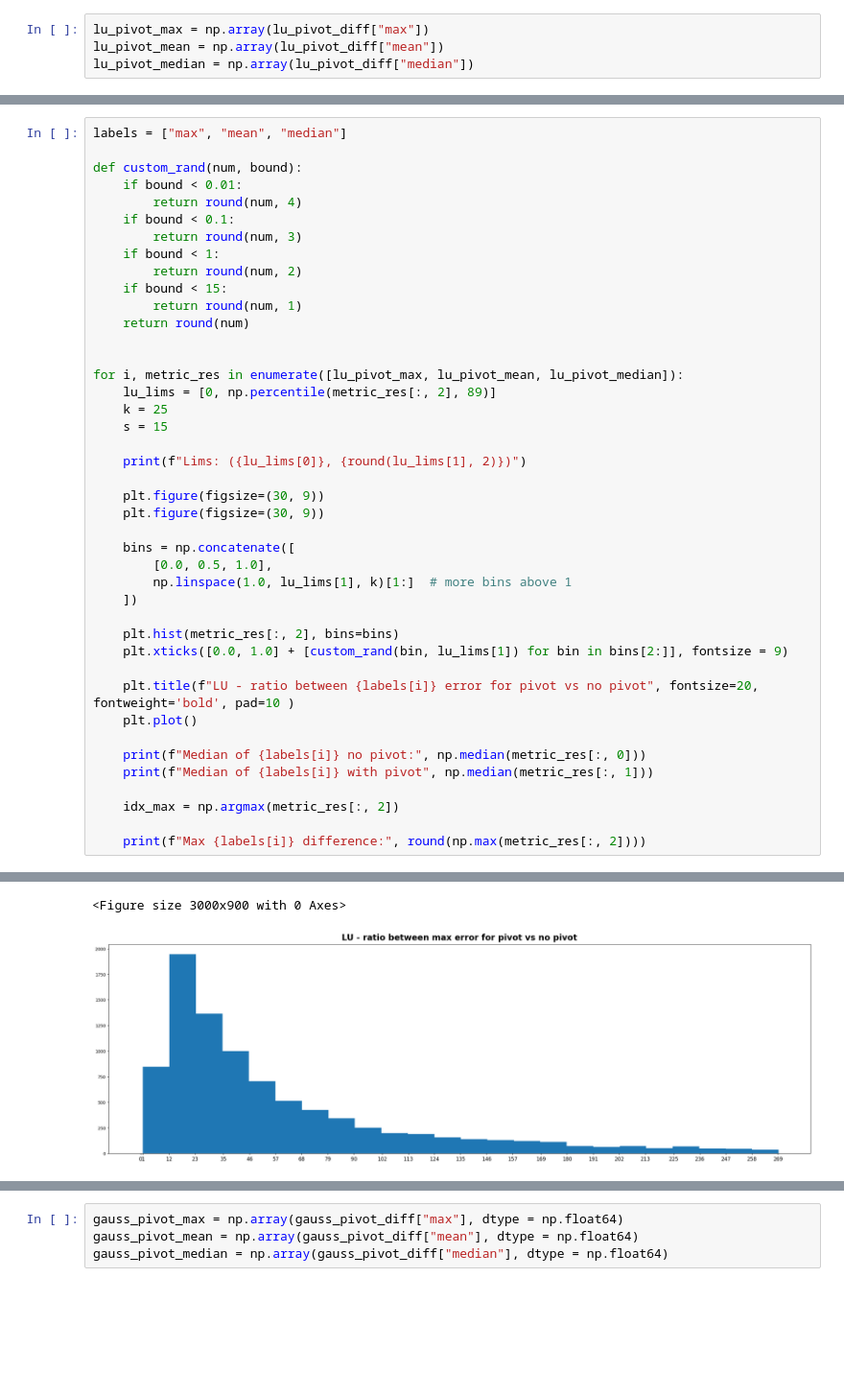
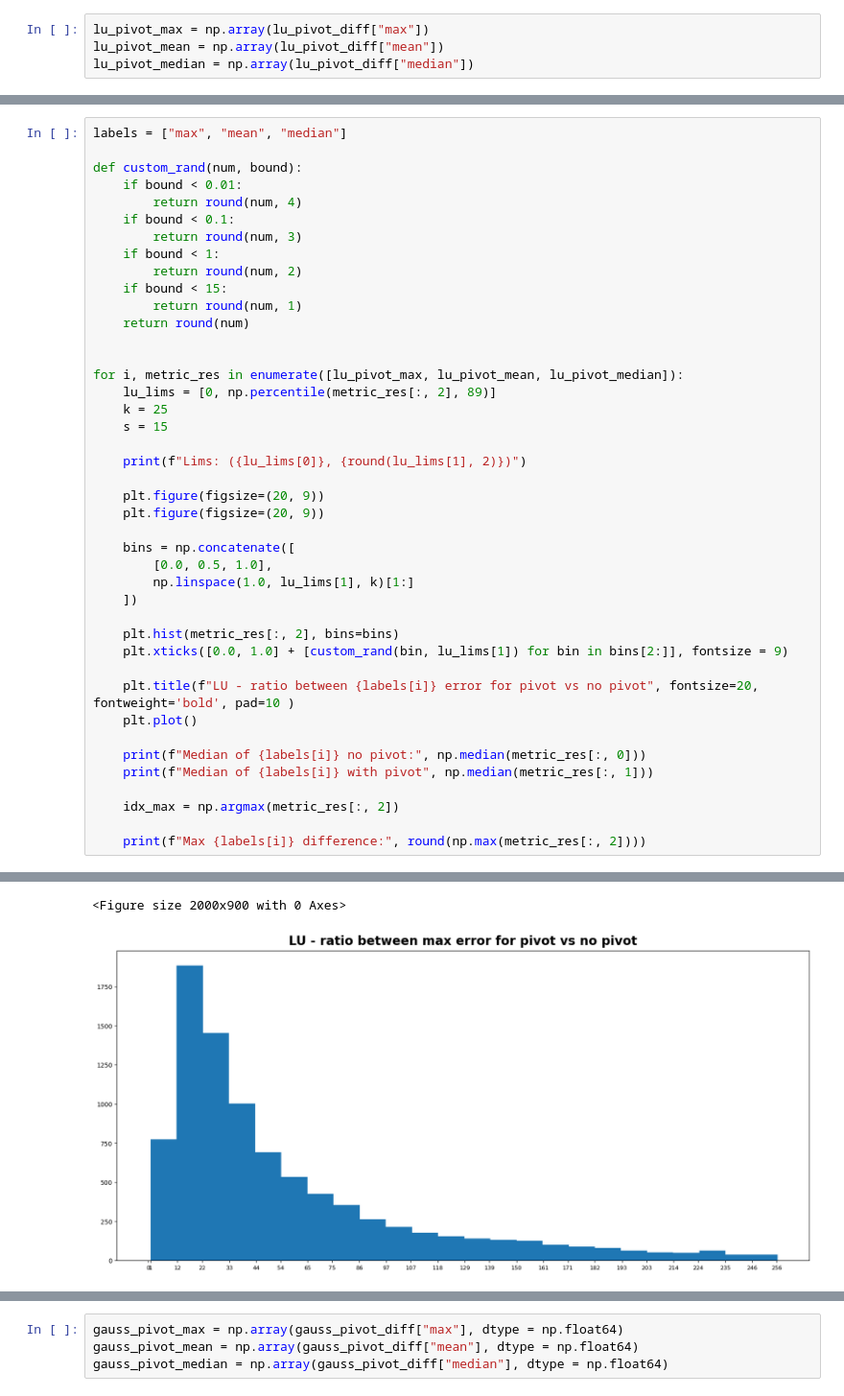
Before and after one commit to Jakub-Karczewski/matrix_algorithms, a Jupyter notebook: matrix_calculus_sem_8/lab2/lab2-iteracyjnie.ipynb, the cells around one changed output, grey strips where cells are left out. Shown at 96% size. Cells and saved outputs as stored; diff of their text form; blank space fills up the shorter version.

```diff
--- a/matrix_calculus_sem_8/lab2/lab2-iteracyjnie.ipynb
+++ b/matrix_calculus_sem_8/lab2/lab2-iteracyjnie.ipynb
@@ -278,12 +520,12 @@ for i, metric_res in enumerate([lu_pivot_max, lu_pivot_mean, lu_pivot_median]):
 
     print(f"Lims: ({lu_lims[0]}, {round(lu_lims[1], 2)})")
 
-    plt.figure(figsize=(30, 9))
-    plt.figure(figsize=(30, 9))
+    plt.figure(figsize=(20, 9))
+    plt.figure(figsize=(20, 9))
 
     bins = np.concatenate([
         [0.0, 0.5, 1.0],
-        np.linspace(1.0, lu_lims[1], k)[1:]  # more bins above 1
+        np.linspace(1.0, lu_lims[1], k)[1:]
     ])
 
     plt.hist(metric_res[:, 2], bins=bins)
@@ -314,2 +556,2 @@ Max median difference: 34608
-<Figure size 3000x900 with 0 Axes>
+<Figure size 2000x900 with 0 Axes>
-[figure, old version]
+[figure, new version]
```
Also changed, not shown: parts of 10 cells of this notebook.
